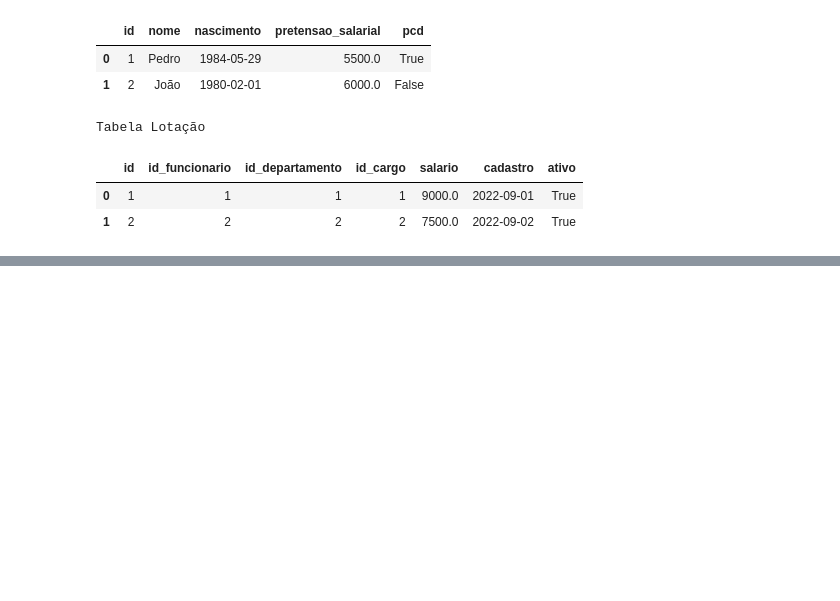
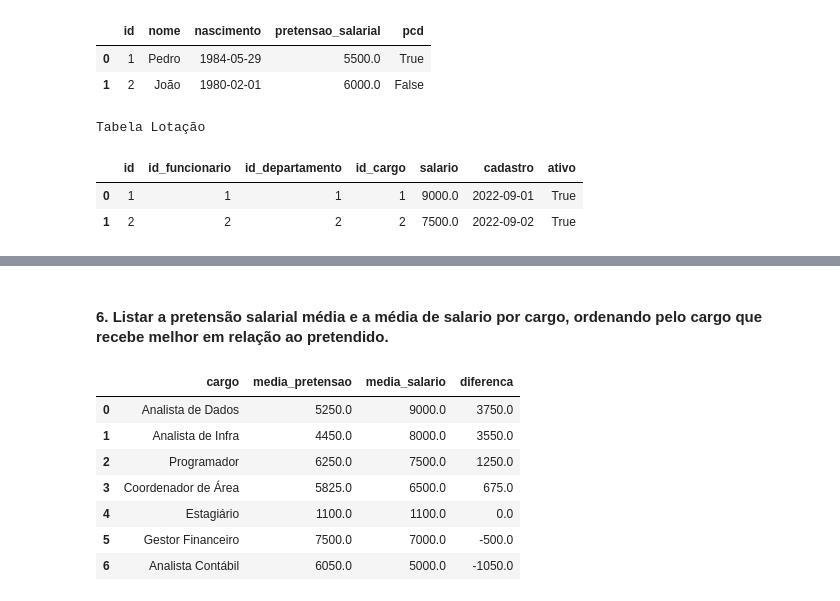
Before and after one commit to GregoryLavor/analise-lotacao, a Jupyter notebook: Analise_Lotacao.ipynb, the cells around one changed output, grey strips where cells are left out. Drawn from its saved outputs; the diff is of its cells as text; code cells hidden in the pictures; blank space fills up the shorter version.

```diff
--- a/Analise_Lotacao.ipynb
+++ b/Analise_Lotacao.ipynb
@@ -188,0 +196,25 @@ ps.sqldf(query,locals())
+# %% [markdown]
+#### 6. Listar a pretensão salarial média e a média de salario por cargo, ordenando pelo cargo que recebe melhor em relação ao pretendido.
+# %%
+query = """
+select
+cc.nome as cargo,
+avg(cf.pretensao_salarial) as media_pretensao,
+avg(lt.salario) as media_salario,
+avg(lt.salario) - avg(cf.pretensao_salarial) as diferenca
+from tb_lotacao as lt
+inner join tb_funcionario as cf on cf.id = lt.id_funcionario
+inner join tb_cargo as cc on cc.id = lt.id_cargo
+group by cargo
+order by diferenca desc
+"""
+ps.sqldf(query,locals())
+# %% [output]
+|  | cargo | media_pretensao | media_salario | diferenca |
+| 0 | Analista de Dados | 5250.0 | 9000.0 | 3750.0 |
+| 1 | Analista de Infra | 4450.0 | 8000.0 | 3550.0 |
+| 2 | Programador | 6250.0 | 7500.0 | 1250.0 |
+| 3 | Coordenador de Área | 5825.0 | 6500.0 | 675.0 |
+| 4 | Estagiário | 1100.0 | 1100.0 | 0.0 |
+| 5 | Gestor Financeiro | 7500.0 | 7000.0 | -500.0 |
+| 6 | Analista Contábil | 6050.0 | 5000.0 | -1050.0 |
```
Also changed, not shown: parts of 4 cells of this notebook.
